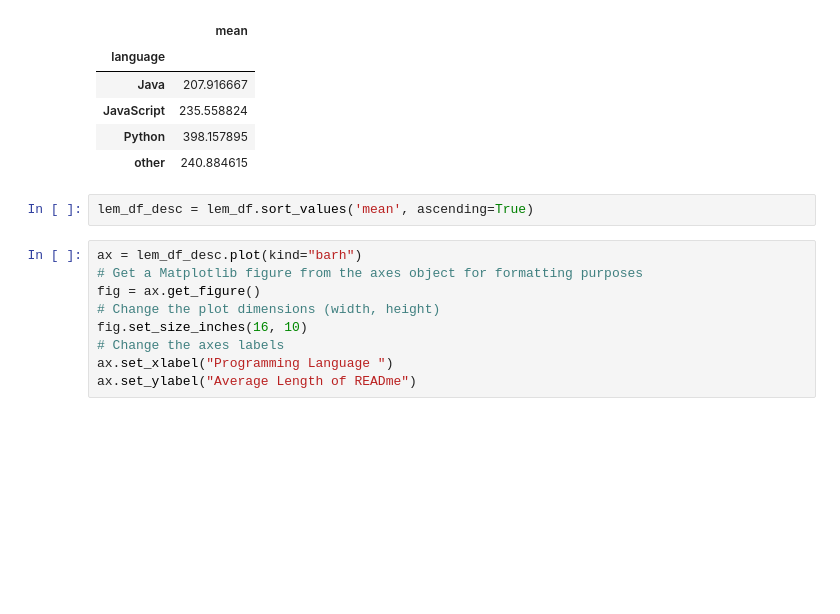
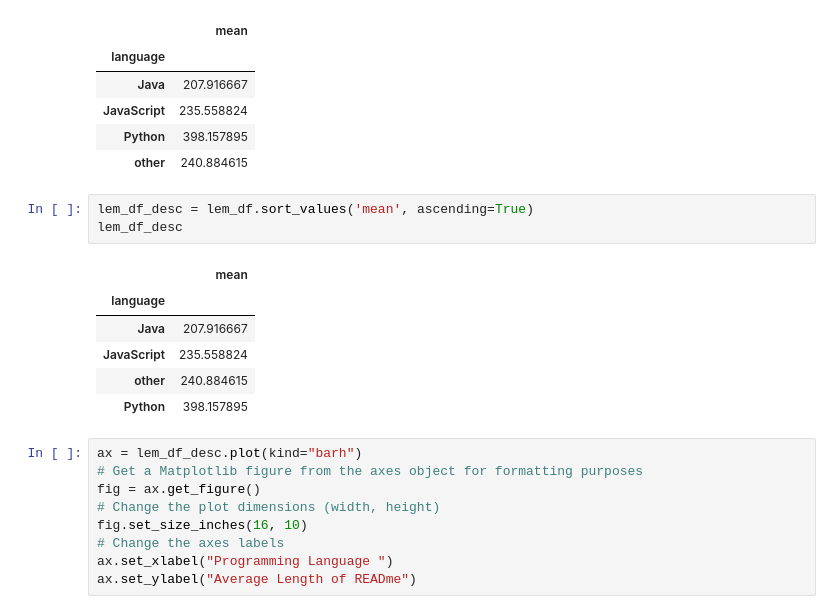
Before and after one commit to Christian-Kristine-Kan-Scott/nlp_project, a Jupyter notebook: christian_workbook.ipynb, the cells around one changed output. Cells and saved outputs as stored; diff of their text form; blank space fills up the shorter version.

```diff
--- a/christian_workbook.ipynb
+++ b/christian_workbook.ipynb
@@ -135,6 +136,14 @@ lem_df
 | other | 240.884615 |
 # %%
 lem_df_desc = lem_df.sort_values('mean', ascending=True)
+lem_df_desc
+# %% [output]
+|  | mean |
+| language |  |
+| Java | 207.916667 |
+| JavaScript | 235.558824 |
+| other | 240.884615 |
+| Python | 398.157895 |
 # %%
 ax = lem_df_desc.plot(kind="barh")
 # Get a Matplotlib figure from the axes object for formatting purposes
```
Also changed, not shown: parts of 17 cells of this notebook, 2 other files.
